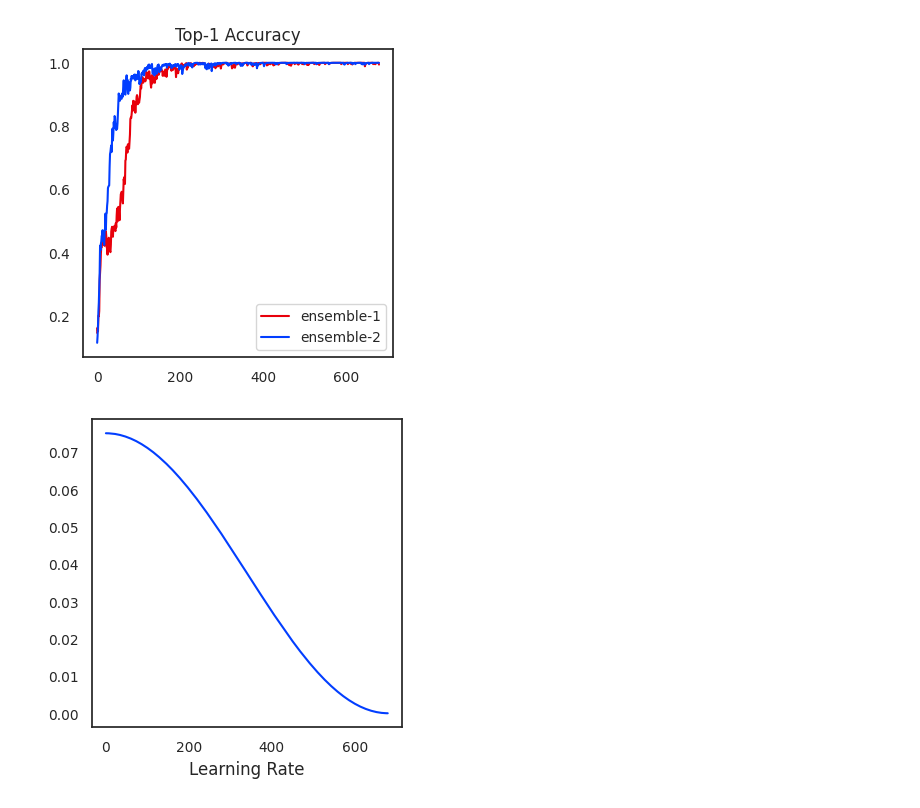
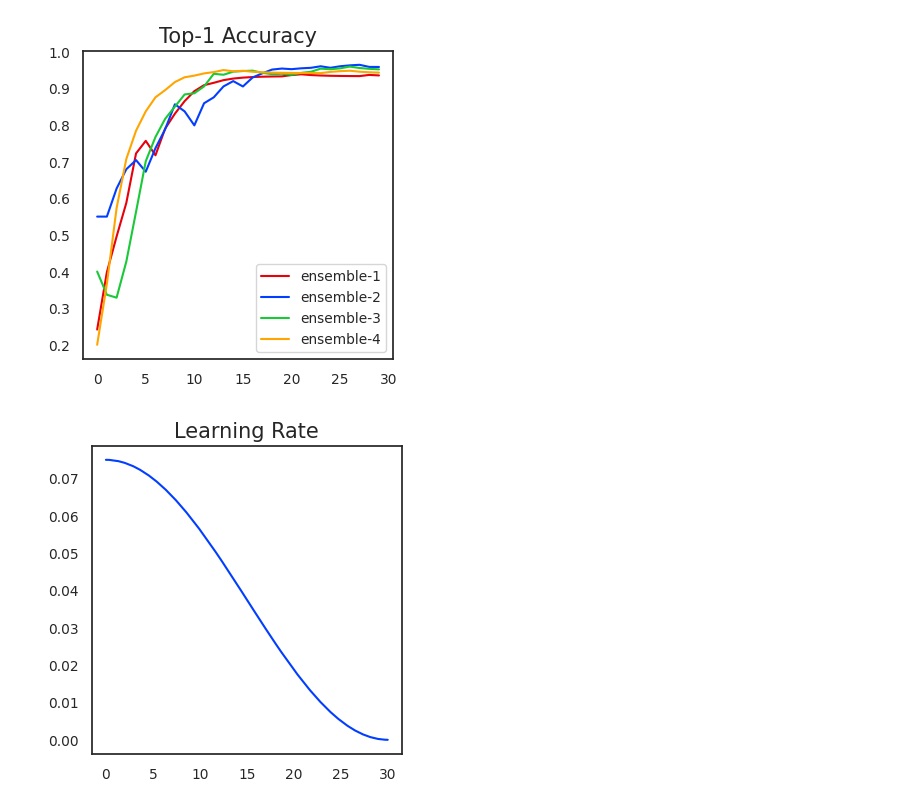
Before and after one commit to yuchen-ji/pyskl, a Jupyter notebook: workspace/notebooks/visual_loss.ipynb, the cells around one changed output. Saved outputs shown, nothing was run; the diff lists cells and outputs as text; code cells hidden in the pictures.

```diff
--- a/workspace/notebooks/visual_loss.ipynb
+++ b/workspace/notebooks/visual_loss.ipynb
@@ -20,7 +20,7 @@ print(ensemble_losses[0][34])
 # %%
 infos = []
 
-for idx in range(ensemble_num):
+for idx in range(len(ensemble_idxs)):
     info = {}
     lr = []
     loss = []
@@ -78,0 +79,25 @@ for idx in range(ensemble_num):
+# %%
+iters = 1/32 * np.array([iter for iter in range(len(infos[0]['top1']))])
+color_map = ['r', 'b', 'g', 'orange']
+line_map = ['-', '-', '-', '-']
+
+plt.figure(figsize=(4, 4))  # Set the figure size
+sns.set(style="white",font_scale=0.9)  # Set the style
+# {deep, muted, pastel, dark, bright, colorblind}
+sns.set_color_codes(palette='bright')
+plt.title('Top-1 Accuracy', fontsize=15)
+# plt.tick_params(pad = 0.00)
+
+for idx in range(len(ensemble_idxs)):
+
+    # tensorboard的loss平滑
+    weight = 0.6
+    last = infos[idx]['top1'][0]
+    smoothed = []
+    for point in infos[idx]['top1']:
+        smoothed_val = last * weight + (1 - weight) * point
+        smoothed.append(smoothed_val)
+        last = smoothed_val
+
+    sns.lineplot(x=iters, y=smoothed, linestyle=line_map[idx], color=color_map[idx], label=f"ensemble-{idx+1}")
+plt.savefig('/workspaces/pyskl/workspace/notebooks/accuracy.svg', bbox_inches = 'tight')
@@ -79,45 +106,45 @@ for idx in range(ensemble_num):
 # %%
-iters = [iter for iter in range(len(infos[0]['top1']))]
-color_map = ['r', 'b']
-line_map = ['-', '-']
+iters = [iter for iter in range(len(infos[0]['top1_val']))]
+color_map = ['r', 'b', 'g', 'orange']
+line_map = ['-', '-', '-', '-']
 
 plt.figure(figsize=(4, 4))  # Set the figure size
 sns.set(style="white",font_scale=0.9)  # Set the style
 # {deep, muted, pastel, dark, bright, colorblind}
 sns.set_color_codes(palette='bright')
-plt.title('Top-1 Accuracy', fontsize=12)
+plt.title('Top-1 Accuracy', fontsize=15)
 # plt.tick_params(pad = 0.00)
 
-for idx in range(ensemble_num):
+for idx in range(len(ensemble_idxs)):
 
     # tensorboard的loss平滑
     weight = 0.6
-    last = infos[idx]['top1'][0]
+    last = infos[idx]['top1_val'][0]
     smoothed = []
-    for point in infos[idx]['top1']:
+    for point in infos[idx]['top1_val']:
         smoothed_val = last * weight + (1 - weight) * point
         smoothed.append(smoothed_val)
         last = smoothed_val
 
     sns.lineplot(x=iters, y=smoothed, linestyle=line_map[idx], color=color_map[idx], label=f"ensemble-{idx+1}")
-    # plt.savefig('/workspaces/pyskl/workspace/notebook/Loss.svg', bbox_inches = 'tight')
+plt.savefig('/workspaces/pyskl/workspace/notebooks/eval-accuracy.svg', bbox_inches = 'tight')
 # %% [output]
-[figure, old version]
+[figure, new version]
 # %%
-iters = [iter for iter in range(len(infos[0]['lr']))]
-color_map = ['r', 'b']
-line_map = ['-', '-']
+iters = 1/32 * np.array([iter for iter in range(len(infos[0]['lr']))])
+color_map = ['r', 'b', 'r', 'b']
+line_map = ['-', '-', '-', '-']
 
 plt.figure(figsize=(4, 4))  # Set the figure size
 sns.set(style="white",font_scale=0.9)  # Set the style
 sns.set_color_codes(palette='bright')
-plt.xlabel('Learning Rate', fontsize=12)
+plt.title('Learning Rate', fontsize=15)
 
 for idx in range(1):
 
     lr = infos[idx]['lr']
     # {deep, muted, pastel, dark, bright, colorblind}
     sns.lineplot(x=iters, y=lr, linestyle=line_map[idx], color=color_map[1])
-    # plt.savefig('/workspaces/pyskl/workspace/notebook/Loss.svg', bbox_inches = 'tight')
+plt.savefig('/workspaces/pyskl/workspace/notebooks/learning_rate.svg', bbox_inches = 'tight')
 # %% [output]
-[figure, old version]
+[figure, new version]
```
Also changed, not shown: parts of 4 cells of this notebook, 30 other files.
